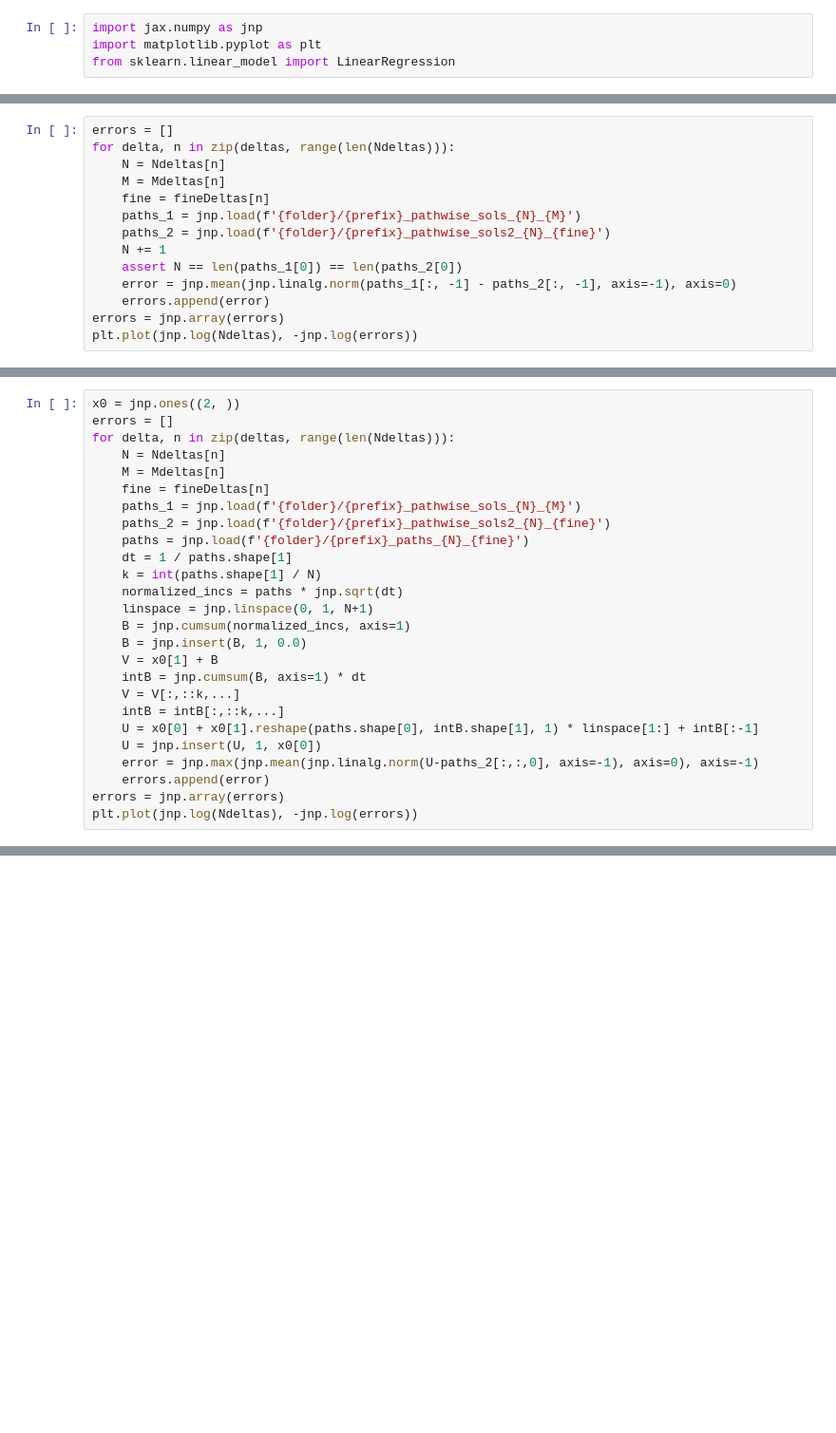
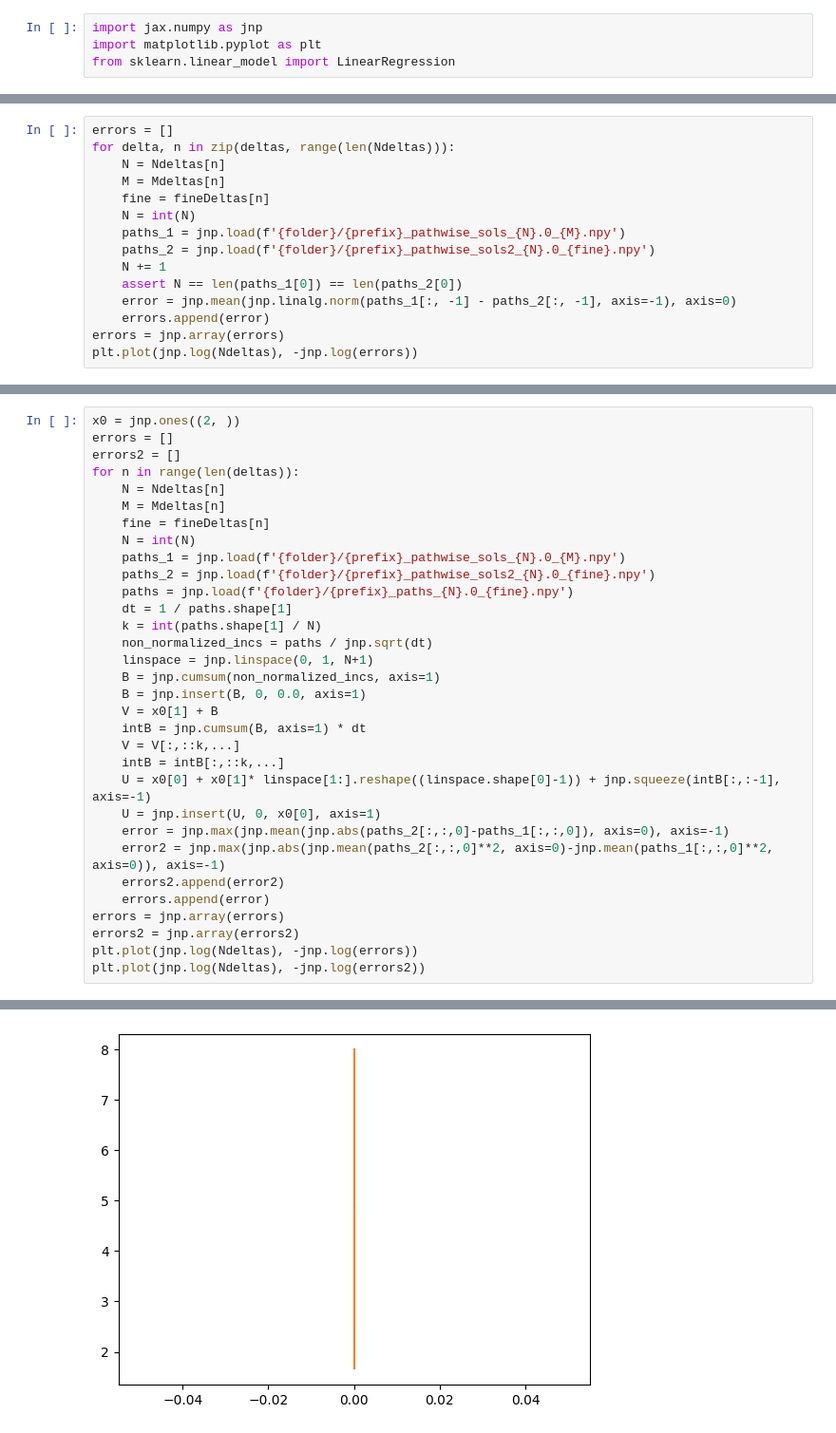
Before and after one commit to ylefay/bayesianSDEsolver, a Jupyter notebook: scripts/Untitled.ipynb, the cells around one changed output, grey strips where cells are left out. Shown at 95% size. Cells and saved outputs as stored; diff of their text form; blank space fills up the shorter version.

```diff
--- a/scripts/Untitled.ipynb
+++ b/scripts/Untitled.ipynb
@@ -34,8 +40,9 @@ for delta, n in zip(deltas, range(len(Ndeltas))):
     N = Ndeltas[n]
     M = Mdeltas[n]
     fine = fineDeltas[n]
-    paths_1 = jnp.load(f'{folder}/{prefix}_pathwise_sols_{N}_{M}')
-    paths_2 = jnp.load(f'{folder}/{prefix}_pathwise_sols2_{N}_{fine}')
+    N = int(N)
+    paths_1 = jnp.load(f'{folder}/{prefix}_pathwise_sols_{N}.0_{M}.npy')
+    paths_2 = jnp.load(f'{folder}/{prefix}_pathwise_sols2_{N}.0_{fine}.npy')
     N += 1
     assert N == len(paths_1[0]) == len(paths_2[0])
     error = jnp.mean(jnp.linalg.norm(paths_1[:, -1] - paths_2[:, -1], axis=-1), axis=0)
@@ -53,26 +60,33 @@ array([0.9950083], dtype=float32)
 # %%
 x0 = jnp.ones((2, ))
 errors = []
-for delta, n in zip(deltas, range(len(Ndeltas))):
+errors2 = []
+for n in range(len(deltas)):
     N = Ndeltas[n]
     M = Mdeltas[n]
     fine = fineDeltas[n]
-    paths_1 = jnp.load(f'{folder}/{prefix}_pathwise_sols_{N}_{M}')
-    paths_2 = jnp.load(f'{folder}/{prefix}_pathwise_sols2_{N}_{fine}')
-    paths = jnp.load(f'{folder}/{prefix}_paths_{N}_{fine}')
+    N = int(N)
+    paths_1 = jnp.load(f'{folder}/{prefix}_pathwise_sols_{N}.0_{M}.npy')
+    paths_2 = jnp.load(f'{folder}/{prefix}_pathwise_sols2_{N}.0_{fine}.npy')
+    paths = jnp.load(f'{folder}/{prefix}_paths_{N}.0_{fine}.npy')
     dt = 1 / paths.shape[1]
     k = int(paths.shape[1] / N)
-    normalized_incs = paths * jnp.sqrt(dt)
+    non_normalized_incs = paths / jnp.sqrt(dt)
     linspace = jnp.linspace(0, 1, N+1)
-    B = jnp.cumsum(normalized_incs, axis=1)
-    B = jnp.insert(B, 1, 0.0)
+    B = jnp.cumsum(non_normalized_incs, axis=1)
+    B = jnp.insert(B, 0, 0.0, axis=1)
     V = x0[1] + B
     intB = jnp.cumsum(B, axis=1) * dt
     V = V[:,::k,...]
     intB = intB[:,::k,...]
-    U = x0[0] + x0[1].reshape(paths.shape[0], intB.shape[1], 1) * linspace[1:] + intB[:-1]
-    U = jnp.insert(U, 1, x0[0])
-    error = jnp.max(jnp.mean(jnp.linalg.norm(U-paths_2[:,:,0], axis=-1), axis=0), axis=-1)
+    U = x0[0] + x0[1]* linspace[1:].reshape((linspace.shape[0]-1)) + jnp.squeeze(intB[:,:-1], axis=-1)
+    U = jnp.insert(U, 0, x0[0], axis=1)
+    error = jnp.max(jnp.mean(jnp.abs(paths_2[:,:,0]-paths_1[:,:,0]), axis=0), axis=-1)
+    error2 = jnp.max(jnp.abs(jnp.mean(paths_2[:,:,0]**2, axis=0)-jnp.mean(paths_1[:,:,0]**2, axis=0)), axis=-1)
+    errors2.append(error2)
     errors.append(error)
 errors = jnp.array(errors)
+errors2 = jnp.array(errors2)
 plt.plot(jnp.log(Ndeltas), -jnp.log(errors))
+plt.plot(jnp.log(Ndeltas), -jnp.log(errors2))
+# %% [output]
@@ -79,3 +94,4 @@ plt.plot(jnp.log(Ndeltas), -jnp.log(errors))
+[figure, added]
 # %%
 linear_regressor = LinearRegression().fit(jnp.log(Ndeltas)[1:].reshape(-1, 1), -jnp.log(errors)[1:])
 linear_regressor.coef_
```
Also changed, not shown: parts of 23 cells of this notebook, 1 other file.
